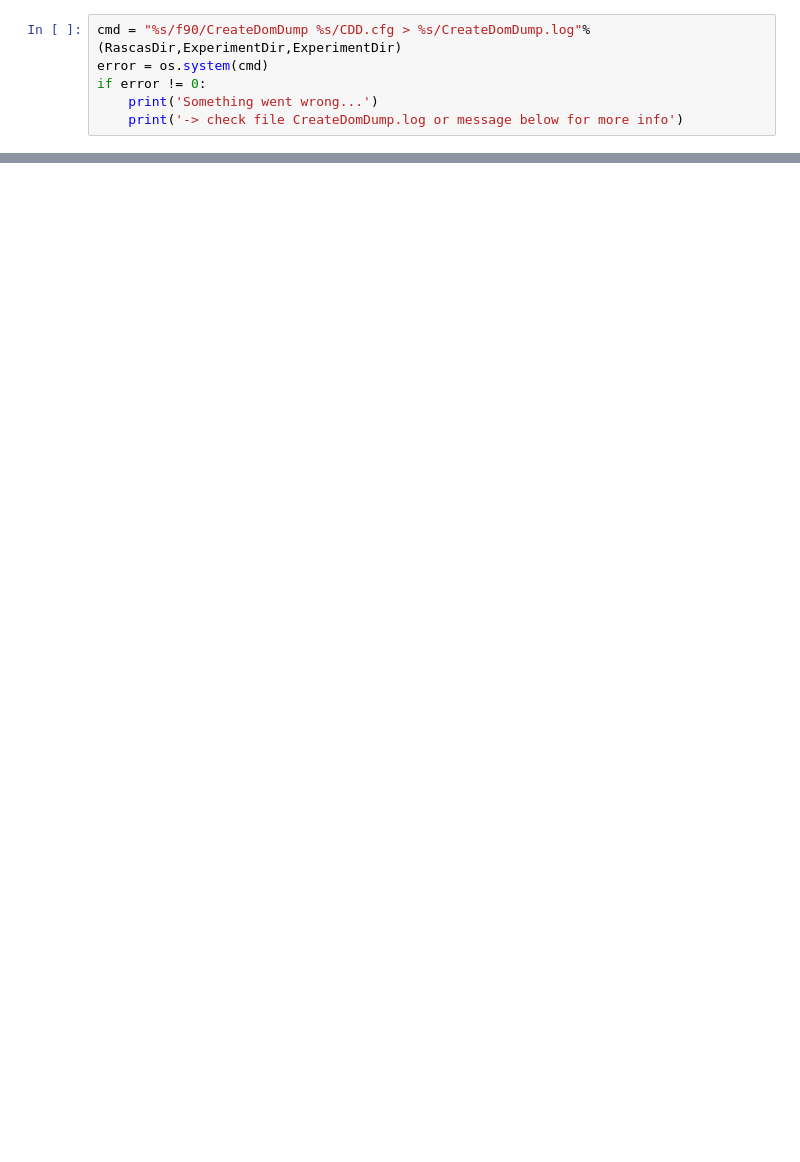
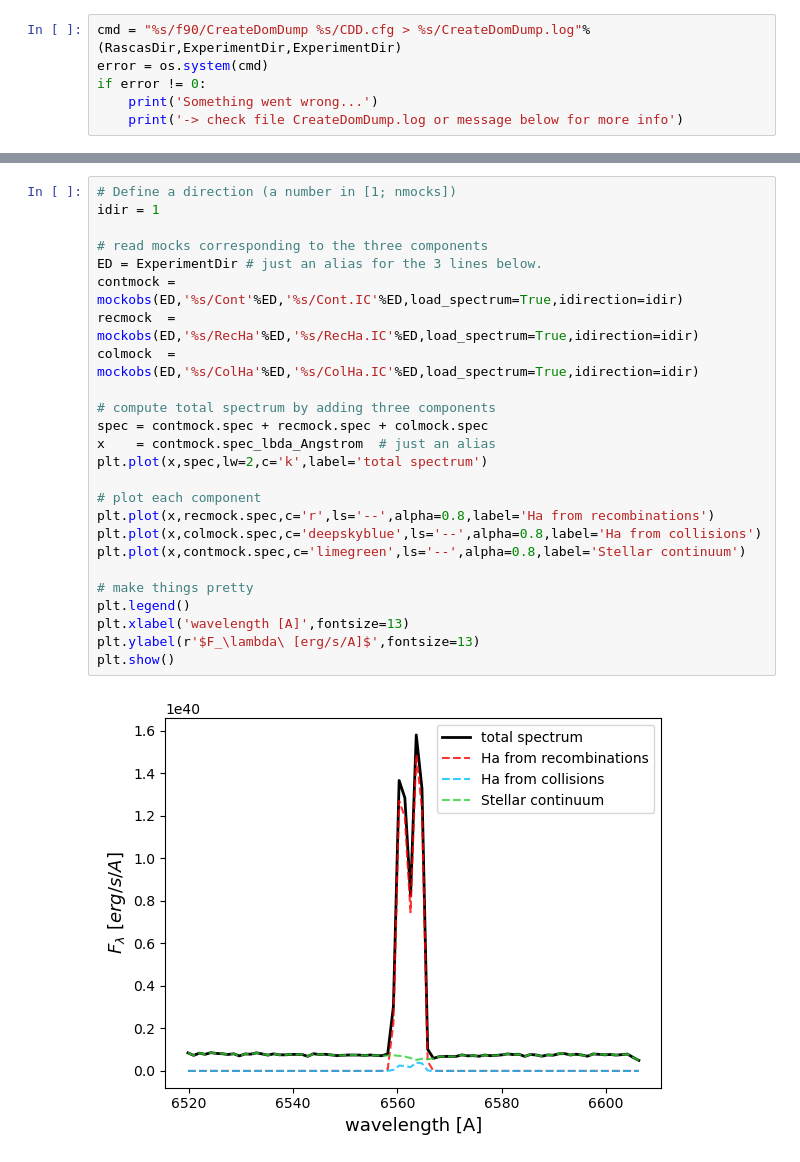
Before and after one commit to Supriyosaha1/Department_project-II, a Jupyter notebook: tutorials/RamsesSimulations/Halpha-From-Disk-Simulation/DiskSimulationMocks.ipynb, the cells around one changed output, grey strips where cells are left out. Drawn from its saved outputs; the diff is of its cells as text; blank space fills up the shorter version.

```diff
--- a/tutorials/RamsesSimulations/Halpha-From-Disk-Simulation/DiskSimulationMocks.ipynb
+++ b/tutorials/RamsesSimulations/Halpha-From-Disk-Simulation/DiskSimulationMocks.ipynb
@@ -249,0 +508,27 @@ if error != 0:
+# %%
+# Define a direction (a number in [1; nmocks])
+idir = 1
+
+# read mocks corresponding to the three components
+ED = ExperimentDir # just an alias for the 3 lines below.
+contmock = mockobs(ED,'%s/Cont'%ED,'%s/Cont.IC'%ED,load_spectrum=True,idirection=idir)
+recmock  = mockobs(ED,'%s/RecHa'%ED,'%s/RecHa.IC'%ED,load_spectrum=True,idirection=idir)
+colmock  = mockobs(ED,'%s/ColHa'%ED,'%s/ColHa.IC'%ED,load_spectrum=True,idirection=idir)
+
+# compute total spectrum by adding three components
+spec = contmock.spec + recmock.spec + colmock.spec
+x    = contmock.spec_lbda_Angstrom  # just an alias
+plt.plot(x,spec,lw=2,c='k',label='total spectrum')
+
+# plot each component
+plt.plot(x,recmock.spec,c='r',ls='--',alpha=0.8,label='Ha from recombinations')
+plt.plot(x,colmock.spec,c='deepskyblue',ls='--',alpha=0.8,label='Ha from collisions')
+plt.plot(x,contmock.spec,c='limegreen',ls='--',alpha=0.8,label='Stellar continuum')
+
+# make things pretty
+plt.legend()
+plt.xlabel('wavelength [A]',fontsize=13)
+plt.ylabel(r'$F_\lambda\ [erg/s/A]$',fontsize=13)
+plt.show()
+# %% [output]
+[figure, added]
```
Also changed, not shown: parts of 98 cells of this notebook, 1 other file.
